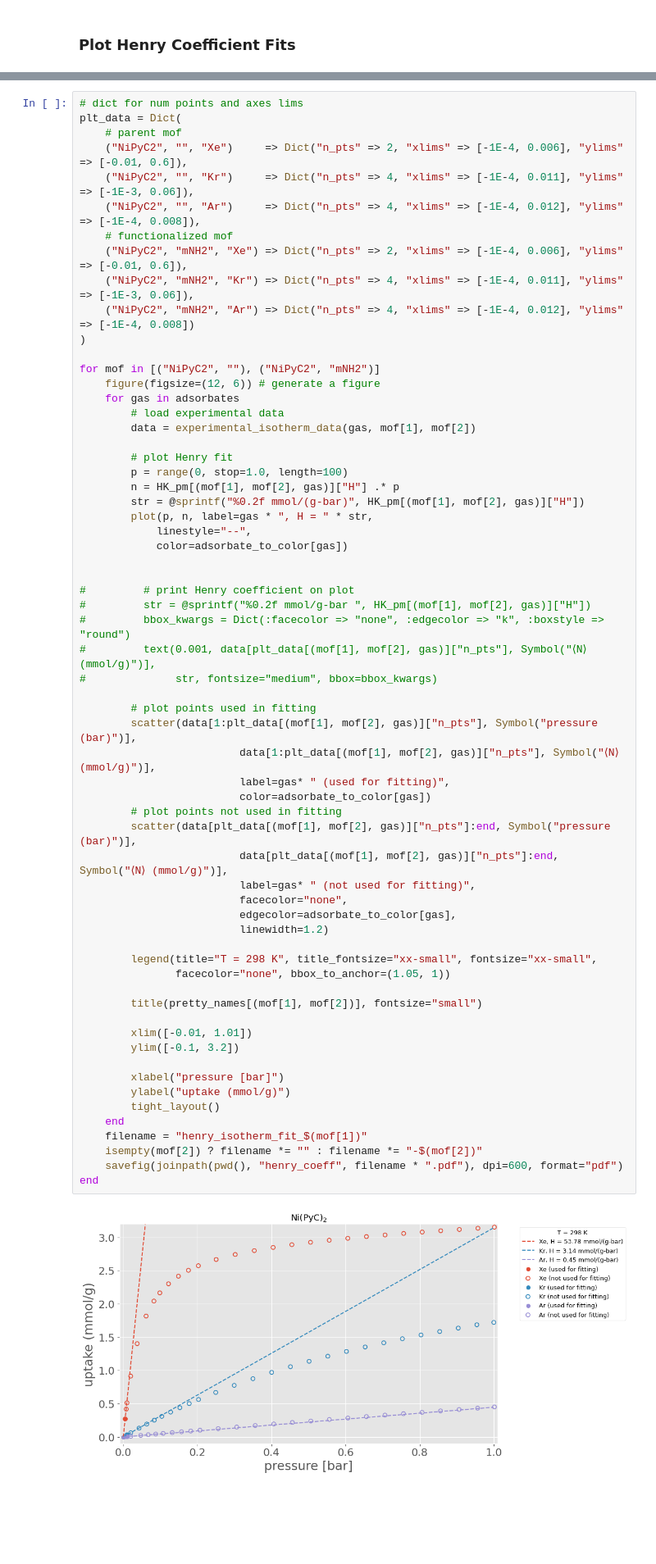
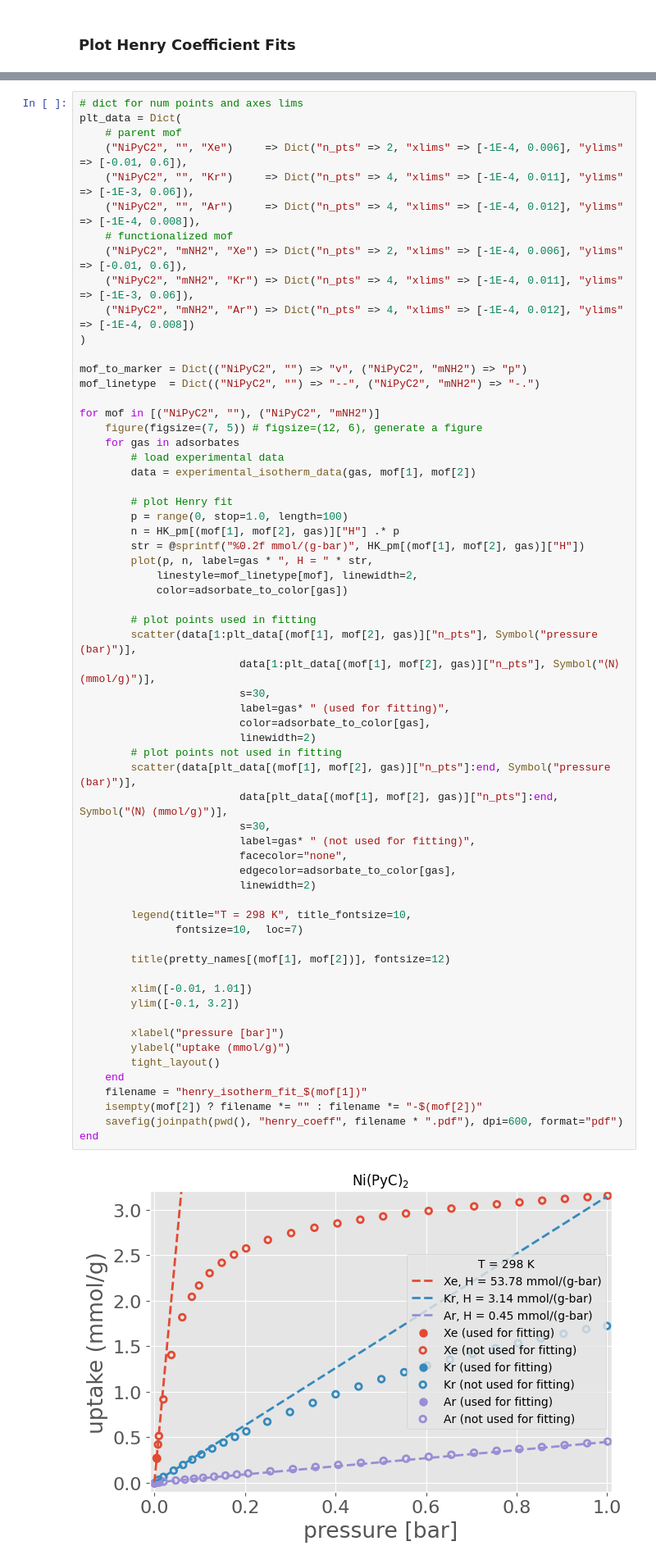
Before and after one commit to SimonEnsemble/NiPyC_analogues, a Jupyter notebook: figures/isotherm_plots/Plotting_Isotherm_Data.ipynb, the cells around one changed output, grey strips where cells are left out. Shown at 82% size. Drawn from its saved outputs; the diff is of its cells as text; blank space fills up the shorter version.

```diff
--- a/figures/isotherm_plots/Plotting_Isotherm_Data.ipynb
+++ b/figures/isotherm_plots/Plotting_Isotherm_Data.ipynb
@@ -266,8 +267,11 @@ plt_data = Dict(
     ("NiPyC2", "mNH2", "Ar") => Dict("n_pts" => 4, "xlims" => [-1E-4, 0.012], "ylims" => [-1E-4, 0.008])
 )
 
+mof_to_marker = Dict(("NiPyC2", "") => "v", ("NiPyC2", "mNH2") => "p")
+mof_linetype  = Dict(("NiPyC2", "") => "--", ("NiPyC2", "mNH2") => "-.")
+
 for mof in [("NiPyC2", ""), ("NiPyC2", "mNH2")]
-    figure(figsize=(12, 6)) # generate a figure
+    figure(figsize=(7, 5)) # figsize=(12, 6), generate a figure
     for gas in adsorbates
         # load experimental data
         data = experimental_isotherm_data(gas, mof[1], mof[2])
@@ -277,44 +281,40 @@ for mof in [("NiPyC2", ""), ("NiPyC2", "mNH2")]
         n = HK_pm[(mof[1], mof[2], gas)]["H"] .* p
         str = @sprintf("%0.2f mmol/(g-bar)", HK_pm[(mof[1], mof[2], gas)]["H"])
         plot(p, n, label=gas * ", H = " * str,
-            linestyle="--",
+            linestyle=mof_linetype[mof], linewidth=2,
             color=adsorbate_to_color[gas])
-
-
-#         # print Henry coefficient on plot
-#         str = @sprintf("%0.2f mmol/g-bar ", HK_pm[(mof[1], mof[2], gas)]["H"])
-#         bbox_kwargs = Dict(:facecolor => "none", :edgecolor => "k", :boxstyle => "round")
-#         text(0.001, data[plt_data[(mof[1], mof[2], gas)]["n_pts"], Symbol("⟨N⟩ (mmol/g)")],
-#              str, fontsize="medium", bbox=bbox_kwargs)
 
         # plot points used in fitting
         scatter(data[1:plt_data[(mof[1], mof[2], gas)]["n_pts"], Symbol("pressure (bar)")],
                          data[1:plt_data[(mof[1], mof[2], gas)]["n_pts"], Symbol("⟨N⟩ (mmol/g)")],
+                         s=30,
                          label=gas* " (used for fitting)",
-                         color=adsorbate_to_color[gas])
+                         color=adsorbate_to_color[gas],
+                         linewidth=2)
         # plot points not used in fitting
         scatter(data[plt_data[(mof[1], mof[2], gas)]["n_pts"]:end, Symbol("pressure (bar)")],
                          data[plt_data[(mof[1], mof[2], gas)]["n_pts"]:end, Symbol("⟨N⟩ (mmol/g)")],
+                         s=30,
                          label=gas* " (not used for fitting)",
                          facecolor="none",
                          edgecolor=adsorbate_to_color[gas],
-                         linewidth=1.2)
+                         linewidth=2)
 
-        legend(title="T = 298 K", title_fontsize="xx-small", fontsize="xx-small",
-               facecolor="none", bbox_to_anchor=(1.05, 1))
+        legend(title="T = 298 K", title_fontsize=10,
+               fontsize=10,  loc=7)
 
-        title(pretty_names[(mof[1], mof[2])], fontsize="small")
+        title(pretty_names[(mof[1], mof[2])], fontsize=12)
 
         xlim([-0.01, 1.01])
         ylim([-0.1, 3.2])
 
         xlabel("pressure [bar]")
         ylabel("uptake (mmol/g)")
         tight_layout()
     end
     filename = "henry_isotherm_fit_$(mof[1])"
     isempty(mof[2]) ? filename *= "" : filename *= "-$(mof[2])"
     savefig(joinpath(pwd(), "henry_coeff", filename * ".pdf"), dpi=600, format="pdf")
 end
 # %% [output]
-[figure, old version]
+[figure, new version]
```
Also changed, not shown: parts of 7 cells of this notebook, 24 other files.
